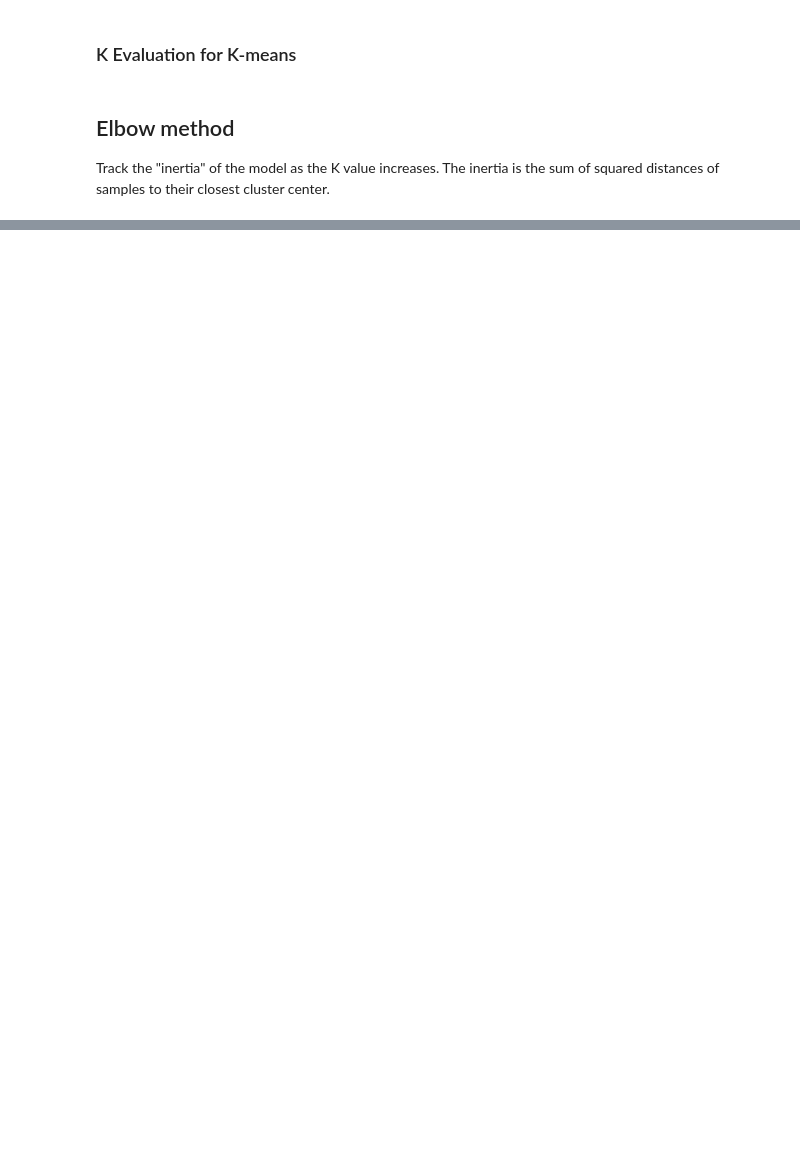
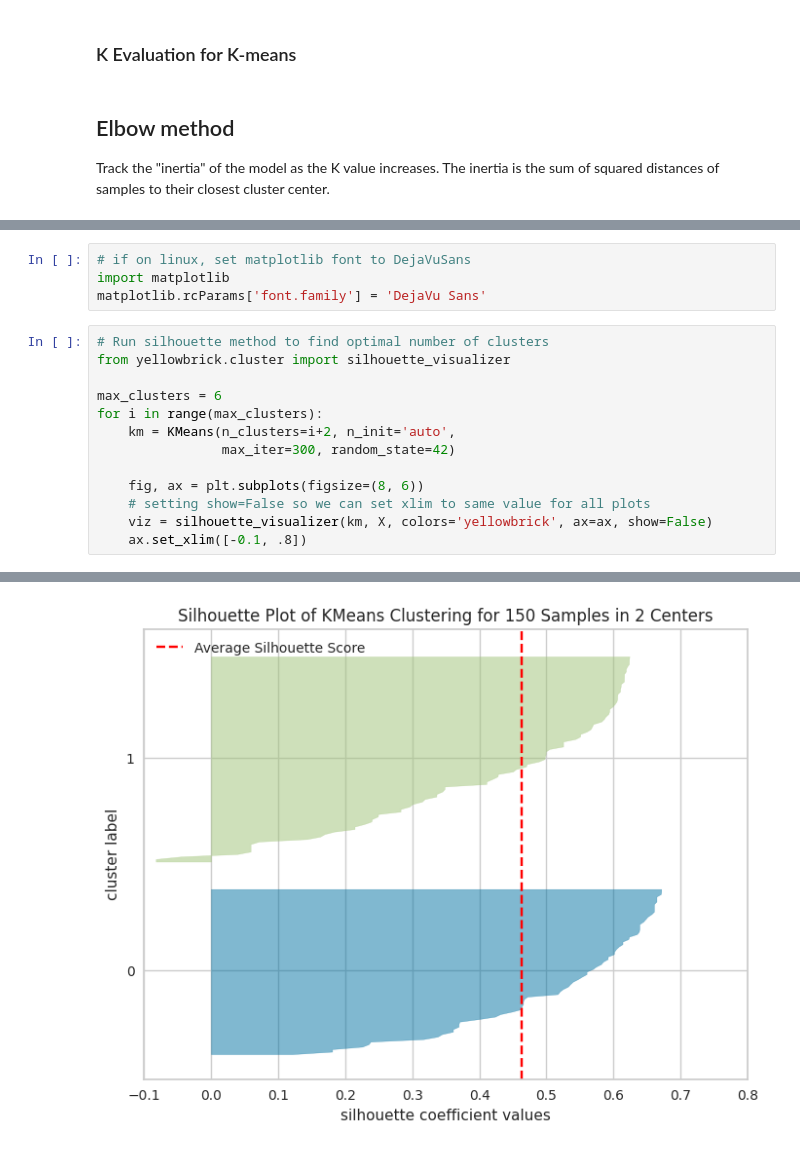
Before and after one commit to Mukku27/Applied-Machine-Learning-Algorithms, a Jupyter notebook: Unsupervised Learning/Clustering/K means Clustering/k_means.ipynb, the cells around one changed output, grey strips where cells are left out. Cells and saved outputs as stored; diff of their text form; blank space fills up the shorter version.

Commit message:
Clustering Results

```diff
--- a/Unsupervised Learning/Clustering/K means Clustering/k_means.ipynb
+++ b/Unsupervised Learning/Clustering/K means Clustering/k_means.ipynb
@@ -130,0 +197,18 @@ Text(0.5, 1.0, 'Elbow Method')
+# %%
+# if on linux, set matplotlib font to DejaVuSans
+import matplotlib
+matplotlib.rcParams['font.family'] = 'DejaVu Sans'
+# %%
+# Run silhouette method to find optimal number of clusters
+from yellowbrick.cluster import silhouette_visualizer
+
+max_clusters = 6
+for i in range(max_clusters):
+    km = KMeans(n_clusters=i+2, n_init='auto',
+                max_iter=300, random_state=42)
+
+    fig, ax = plt.subplots(figsize=(8, 6))
+    # setting show=False so we can set xlim to same value for all plots
+    viz = silhouette_visualizer(km, X, colors='yellowbrick', ax=ax, show=False)
+    ax.set_xlim([-0.1, .8])
+# %% [output]
@@ -130,0 +232 @@ Text(0.5, 1.0, 'Elbow Method')
+[figure, added]
```
Also changed, not shown: parts of 7 cells of this notebook, 2 other files.
